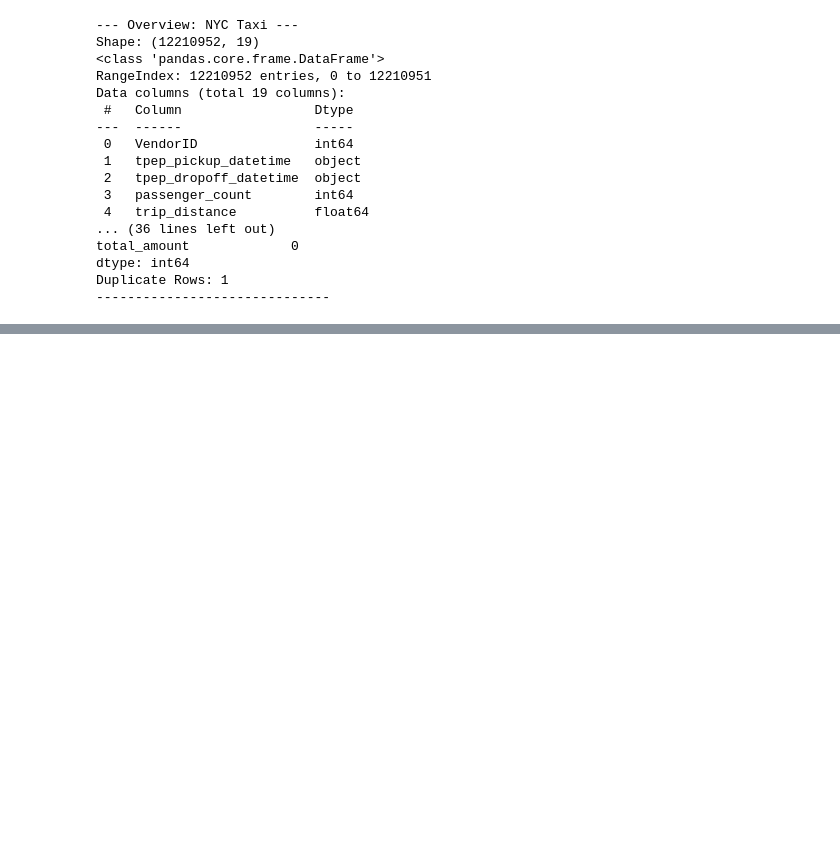
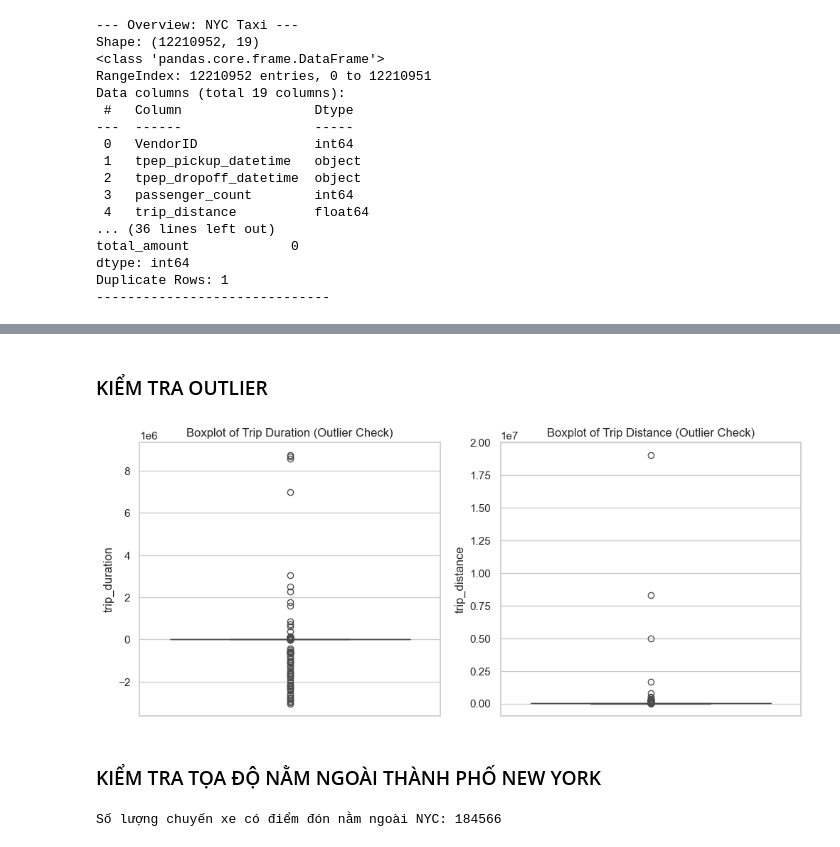
Before and after one commit to MinhNguyen-leo/Data_Mining_projects, a Jupyter notebook: data_mining/src/EDA.ipynb, the cells around one changed output, grey strips where cells are left out. Saved outputs shown, nothing was run; the diff lists cells and outputs as text; code cells hidden in the pictures; blank space fills up the shorter version.

```diff
--- a/data_mining/src/EDA.ipynb
+++ b/data_mining/src/EDA.ipynb
@@ -213,0 +66,30 @@ plt.show()
+# %% [markdown]
+### KIỂM TRA OUTLIER
+# %%
+plt.figure(figsize=(12, 5))
+plt.subplot(1, 2, 1)
+sns.boxplot(y=df_taxi['trip_duration'])
+plt.title('Boxplot of Trip Duration (Outlier Check)')
+
+plt.subplot(1, 2, 2)
+sns.boxplot(y=df_taxi['trip_distance'])
+plt.title('Boxplot of Trip Distance (Outlier Check)')
+plt.show()
+# %% [output]
+[figure, added]
+# %% [markdown]
+### KIỂM TRA TỌA ĐỘ NẰM NGOÀI THÀNH PHỐ NEW YORK
+# %%
+out_of_bounds = df_taxi[
+    (df_taxi['pickup_longitude'] < -74.25) | (df_taxi['pickup_longitude'] > -73.70) |
+    (df_taxi['pickup_latitude'] < 40.50) | (df_taxi['pickup_latitude'] > 40.90)
+]
+print(f"Số lượng chuyến xe có điểm đón nằm ngoài NYC: {len(out_of_bounds)}")
+
+# Loại bỏ các dữ liệu rác/outlier để biểu đồ sau đẹp hơn
+df_taxi = df_taxi[(df_taxi['pickup_longitude'] >= -74.25) & (df_taxi['pickup_longitude'] <= -73.70) &
+        (df_taxi['pickup_latitude'] >= 40.50) & (df_taxi['pickup_latitude'] <= 40.90)]
+df_taxi = df_taxi[(df_taxi['trip_duration'] > 60) & (df_taxi['trip_duration'] <= 7200)] # 1p - 2h
+df_taxi = df_taxi[(df_taxi['trip_distance'] > 0) & (df_taxi['trip_distance'] <= 50)]
+# %% [output]
+Số lượng chuyến xe có điểm đón nằm ngoài NYC: 184566
```
Also changed, not shown: parts of 42 cells of this notebook.
